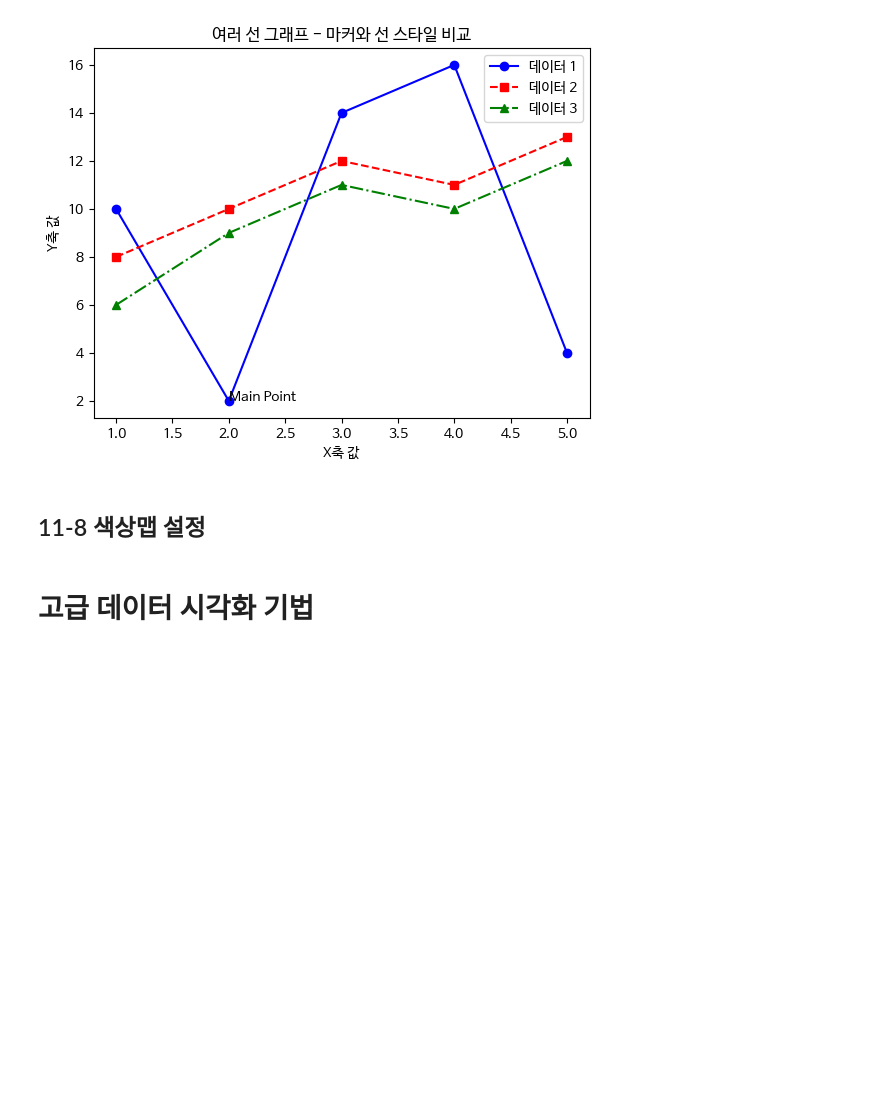
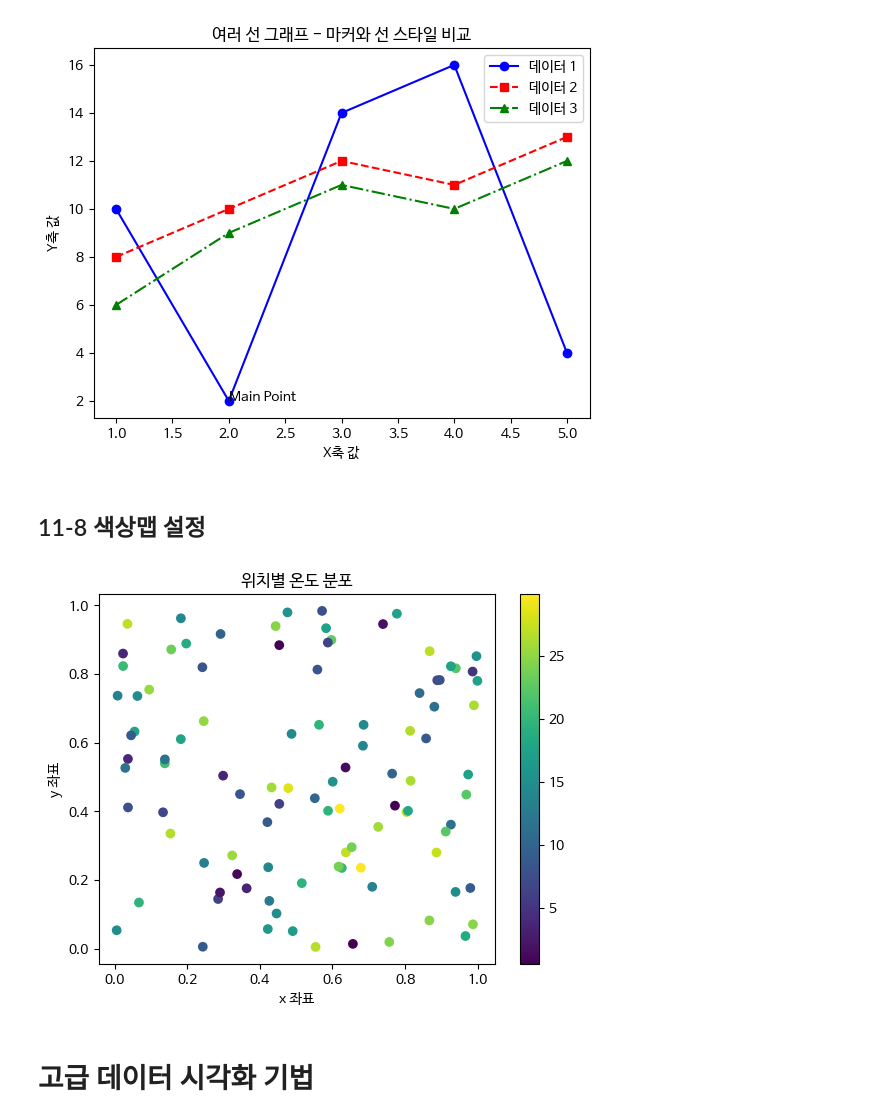
Before and after one commit to Dayeong-Hwang/Data-Analysis-with-Open-Source, a Jupyter notebook: 오픈소스_데이터_분석_11강.ipynb, the cells around one changed output. Cells and saved outputs as stored; diff of their text form; code cells hidden in the pictures; blank space fills up the shorter version.

Commit message:
색상맵 설정_colorbar

```diff
--- a/오픈소스_데이터_분석_11강.ipynb
+++ b/오픈소스_데이터_분석_11강.ipynb
@@ -217,21 +217,25 @@ plt.show()
 # %%
 import matplotlib.pyplot as plt
 import numpy as np
 
 ## 데이터 생성
 x = np.random.rand(100)
 y = np.random.rand(100)
 temperature = np.random.rand(100) * 30
 
 ## 산점도 그리기
 # cmap 설정
+
 plt.scatter(x, y, c=temperature)
 # 컬러 바 추가
+plt.colorbar()
 
 plt.title("위치별 온도 분포")
 plt.xlabel("x 좌표")
 plt.ylabel("y 좌표")
 plt.show()
+# %% [output]
+[figure, added]
 # %% [markdown]
 # 고급 데이터 시각화 기법
 # %% [markdown]
```
